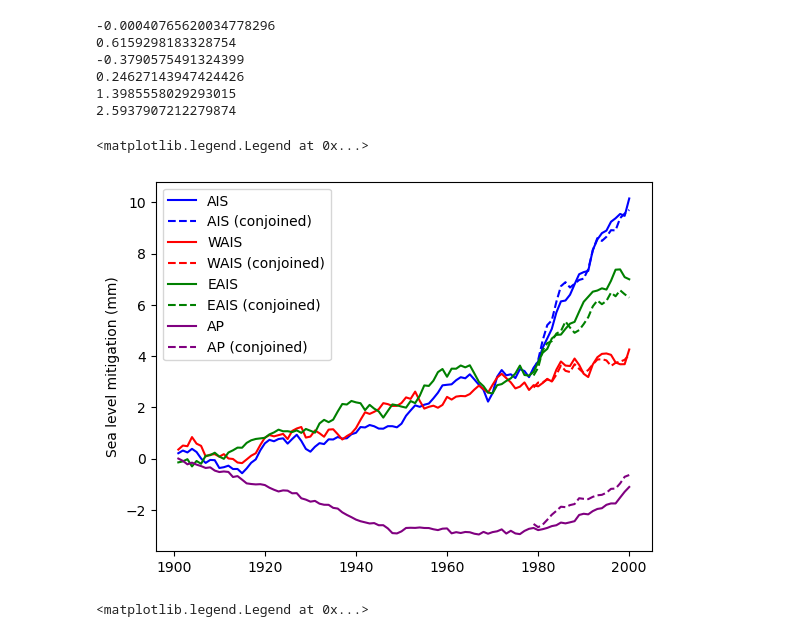
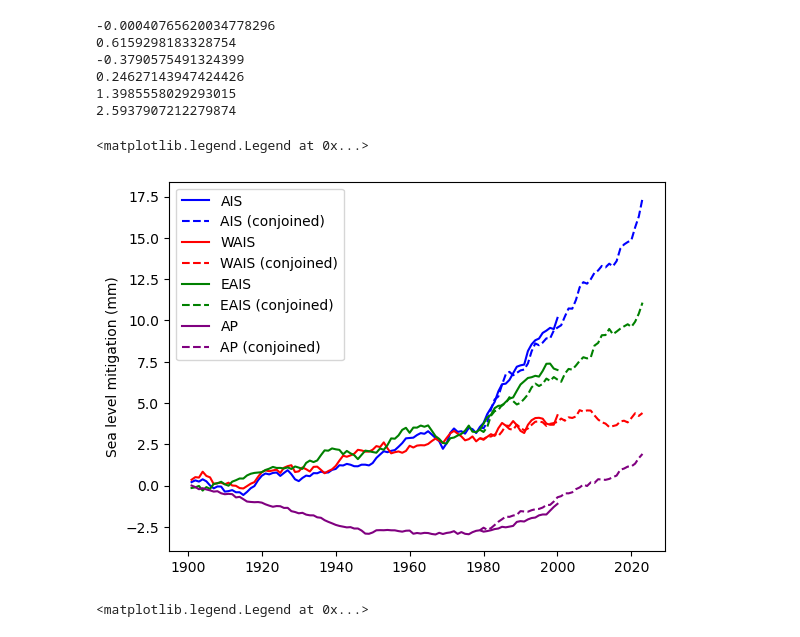
Before and after one commit to advikeswaran/metric-reconstruction, a Jupyter notebook: RACMO_ENSRF.ipynb, the cells around one changed output. Cells and saved outputs as stored; diff of their text form; code cells hidden in the pictures.

```diff
--- a/RACMO_ENSRF.ipynb
+++ b/RACMO_ENSRF.ipynb
@@ -958,23 +958,23 @@ eais_conjoined_integral = np.cumsum(eais_conjoined_anom) / 361.8
 ap_conjoined_integral = np.cumsum(ap_conjoined_anom) / 361.8
 # %%
 centYears = np.arange(1901, 2001)
-fulYears = np.arange(1901, 2024)
+fulYears = np.arange(1979, 2024)
 midYears = np.arange(1979, 2001)
 
 plt.plot(centYears, ais_cumulative_integral[100:], label='AIS', color='blue')
-plt.plot(midYears, ais_conjoined_integral[179:201], label='AIS (conjoined)', color='blue', linestyle='dashed')
+plt.plot(fulYears, ais_conjoined_integral[178:], label='AIS (conjoined)', color='blue', linestyle='dashed')
 plt.plot(centYears, wais_cumulative_integral[100:], label='WAIS', color='red')
-plt.plot(midYears, wais_conjoined_integral[179:201], label='WAIS (conjoined)', color='red', linestyle='dashed')
+plt.plot(fulYears, wais_conjoined_integral[178:], label='WAIS (conjoined)', color='red', linestyle='dashed')
 plt.plot(centYears, eais_cumulative_integral[100:], label='EAIS', color='green')
-plt.plot(midYears, eais_conjoined_integral[179:201], label='EAIS (conjoined)', color='green', linestyle='dashed')
+plt.plot(fulYears, eais_conjoined_integral[178:], label='EAIS (conjoined)', color='green', linestyle='dashed')
 plt.plot(centYears, ap_cumulative_integral[100:], label='AP', color='purple')
-plt.plot(midYears, ap_conjoined_integral[179:201], label='AP (conjoined)', color='purple', linestyle='dashed')
+plt.plot(fulYears, ap_conjoined_integral[178:], label='AP (conjoined)', color='purple', linestyle='dashed')
 plt.ylabel('Sea level mitigation (mm)')
 
 plt.legend()
 # %% [output]
 <matplotlib.legend.Legend at 0x...>
-[figure, old version]
+[figure, new version]
 # %%
 plt.plot(fulYears, ais_conjoined_integral[100:], label='AIS')
 plt.plot(fulYears, wais_conjoined_integral[100:], label='WAIS')
```
Also changed, not shown: 1 other file.
